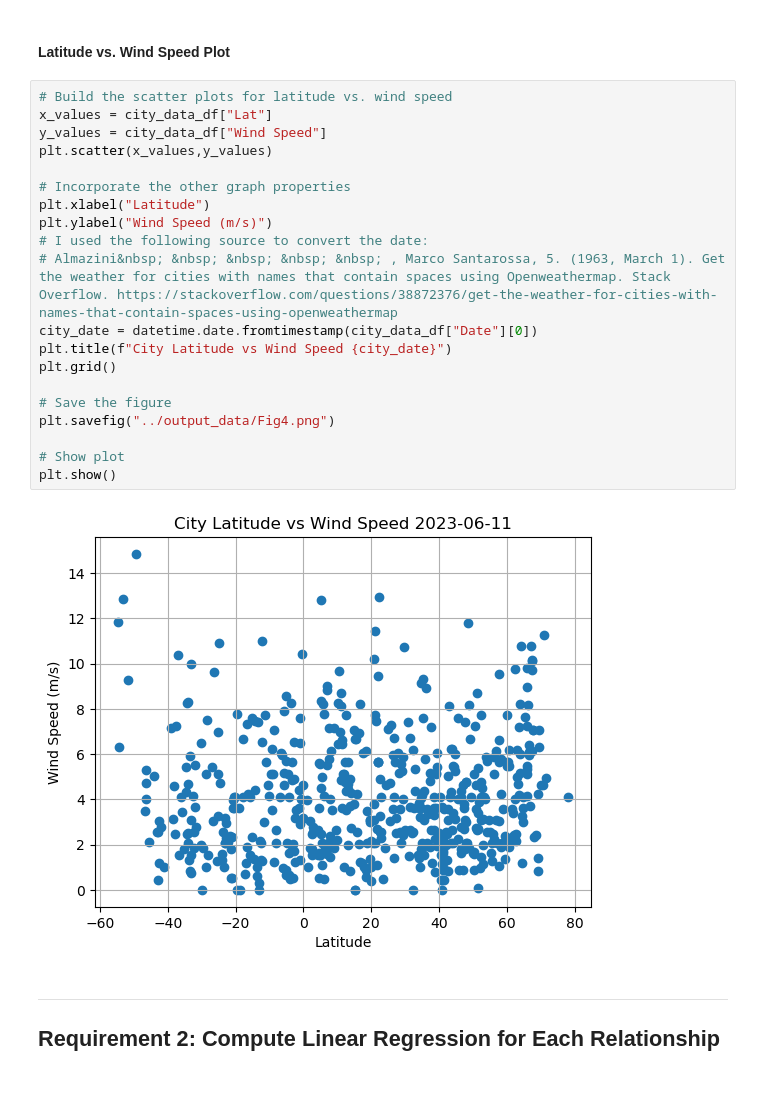
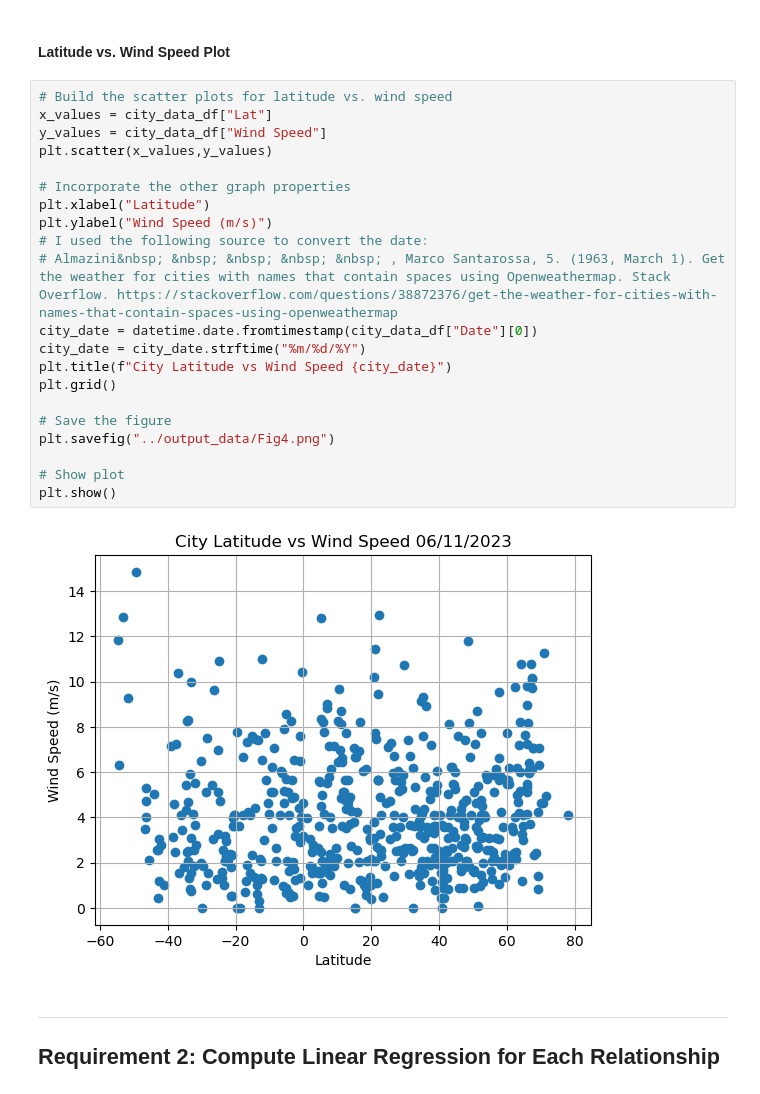
Before and after one commit to aliciahlavac/Python_API_Challenge, a Jupyter notebook: WeatherPy/WeatherPy.ipynb, the cells around one changed output. Saved outputs shown, nothing was run; the diff lists cells and outputs as text.

```diff
--- a/WeatherPy/WeatherPy.ipynb
+++ b/WeatherPy/WeatherPy.ipynb
@@ -269,25 +272,26 @@ plt.show()
 # %%
 # Build the scatter plots for latitude vs. wind speed
 x_values = city_data_df["Lat"]
 y_values = city_data_df["Wind Speed"]
 plt.scatter(x_values,y_values)
 
 # Incorporate the other graph properties
 plt.xlabel("Latitude")
 plt.ylabel("Wind Speed (m/s)")
 # I used the following source to convert the date:
 # Almazini&nbsp; &nbsp; &nbsp; &nbsp; &nbsp; , Marco Santarossa, 5. (1963, March 1). Get the weather for cities with names that contain spaces using Openweathermap. Stack Overflow. https://stackoverflow.com/questions/38872376/get-the-weather-for-cities-with-names-that-contain-spaces-using-openweathermap
 city_date = datetime.date.fromtimestamp(city_data_df["Date"][0])
+city_date = city_date.strftime("%m/%d/%Y")
 plt.title(f"City Latitude vs Wind Speed {city_date}")
 plt.grid()
 
 # Save the figure
 plt.savefig("../output_data/Fig4.png")
 
 # Show plot
 plt.show()
 # %% [output]
-[figure, old version]
+[figure, new version]
 # %% [markdown]
 ---
 
```
Also changed, not shown: parts of 3 cells of this notebook, 4 other files.
